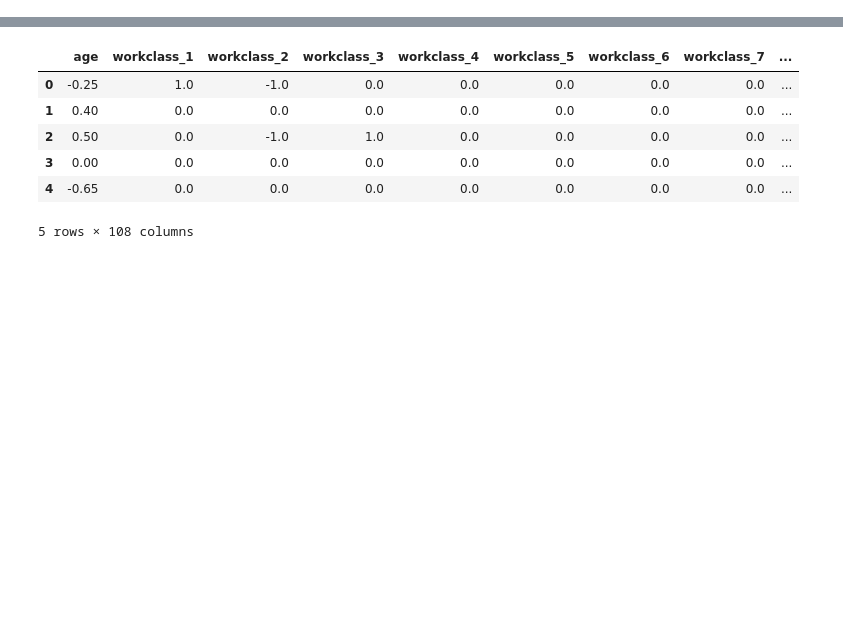
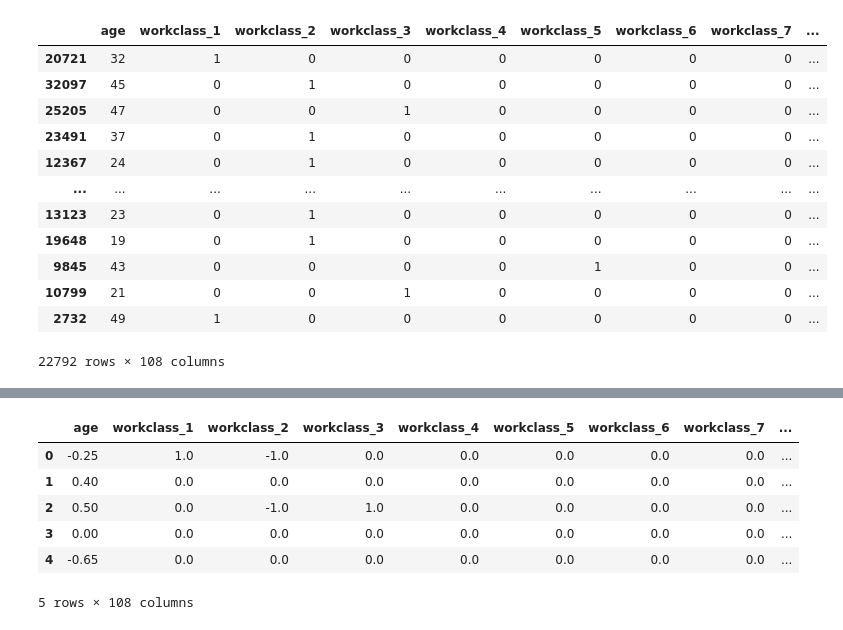
Before and after one commit to ridwan-bvk/SAKOLA-PASCA, a Jupyter notebook: SEMESTER 1/DATA MINING/_TUGAS/DISKUSI/PERTEMUAN KE-5 KALISIFIKASI NAIVE BAYES/OLAH DATA/naive bayes done.ipynb, the cells around one changed output, grey strips where cells are left out. Cells and saved outputs as stored; diff of their text form; code cells hidden in the pictures; blank space fills up the shorter version.

```diff
--- a/SEMESTER 1/DATA MINING/_TUGAS/DISKUSI/PERTEMUAN KE-5 KALISIFIKASI NAIVE BAYES/OLAH DATA/naive bayes done.ipynb
+++ b/SEMESTER 1/DATA MINING/_TUGAS/DISKUSI/PERTEMUAN KE-5 KALISIFIKASI NAIVE BAYES/OLAH DATA/naive bayes done.ipynb
@@ -26,19 +23,33 @@ df.head()
 # %%
 # jadikan dataset into features dan target variable
 X = df.drop(['income'], axis=1)
-
 y = df['income']
 
 # jadikan X  y  training dan testing sets
 from sklearn.model_selection import train_test_split
 
 X_train, X_test, y_train, y_test = train_test_split(X, y, test_size = 0.3, random_state = 0)
 
 # encode data supaya jadi categori
 import category_encoders as encode
 encoder = encode.OneHotEncoder(cols=['workclass', 'education', 'marital_status', 'occupation', 'relationship',
                                  'race', 'sex', 'native_country'])
 
 X_train = encoder.fit_transform(X_train)
 X_test = encoder.transform(X_test)
-#####
+
+X_train
+# %% [output]
+|  | age | workclass_1 | workclass_2 | workclass_3 | workclass_4 | workclass_5 | workclass_6 | workclass_7 | ... |
+| 20721 | 32 | 1 | 0 | 0 | 0 | 0 | 0 | 0 | ... |
+| 32097 | 45 | 0 | 1 | 0 | 0 | 0 | 0 | 0 | ... |
+| 25205 | 47 | 0 | 0 | 1 | 0 | 0 | 0 | 0 | ... |
+| 23491 | 37 | 0 | 1 | 0 | 0 | 0 | 0 | 0 | ... |
+| 12367 | 24 | 0 | 1 | 0 | 0 | 0 | 0 | 0 | ... |
+| ... | ... | ... | ... | ... | ... | ... | ... | ... | ... |
+| 13123 | 23 | 0 | 1 | 0 | 0 | 0 | 0 | 0 | ... |
+| 19648 | 19 | 0 | 1 | 0 | 0 | 0 | 0 | 0 | ... |
+| 9845 | 43 | 0 | 0 | 0 | 0 | 1 | 0 | 0 | ... |
+| 10799 | 21 | 0 | 0 | 1 | 0 | 0 | 0 | 0 | ... |
+| 2732 | 49 | 1 | 0 | 0 | 0 | 0 | 0 | 0 | ... |
+22792 rows × 108 columns
```
Also changed, not shown: parts of 18 cells of this notebook, 15 other files.
